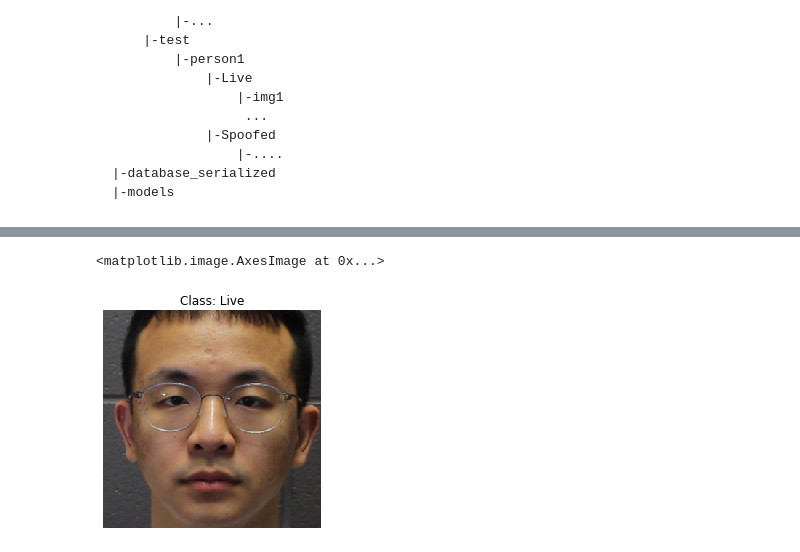
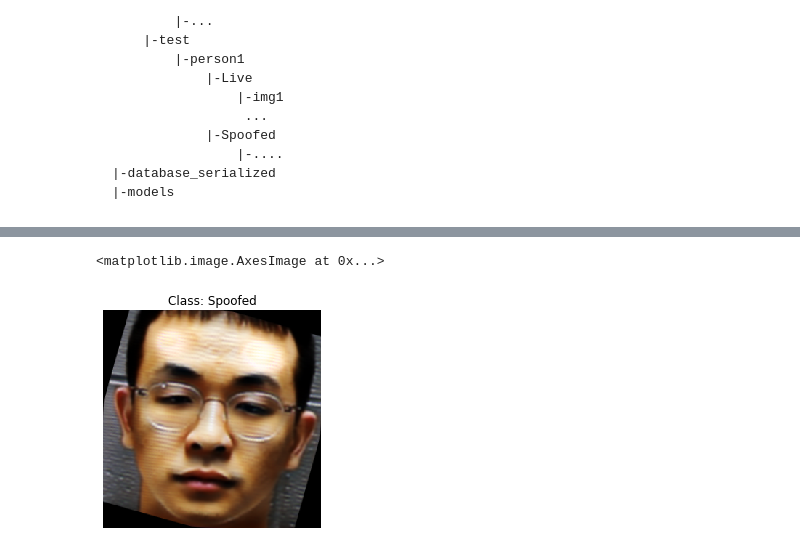
Before and after one commit to Hirosam1/real_vs_spoofed, a Jupyter notebook: serilaze_train_data.ipynb, the cells around one changed output, grey strips where cells are left out. Cells and saved outputs as stored; diff of their text form; code cells hidden in the pictures.

```diff
--- a/serilaze_train_data.ipynb
+++ b/serilaze_train_data.ipynb
@@ -105,8 +105,9 @@ pickle_in.close()
 # %%
 %matplotlib inline
 plt.axis("off")
-plt.title(f"Class: {tags[y[3]]}")
-plt.imshow(cv2.cvtColor(X[3], cv2.COLOR_BGR2RGB))
+img = 16
+plt.title(f"Class: {tags[y[img]]}")
+plt.imshow(cv2.cvtColor(X[img], cv2.COLOR_BGR2RGB))
 # %% [output]
 <matplotlib.image.AxesImage at 0x...>
-[figure, old version]
+[figure, new version]
```
Also changed, not shown: parts of 4 cells of this notebook, 5 other files.
